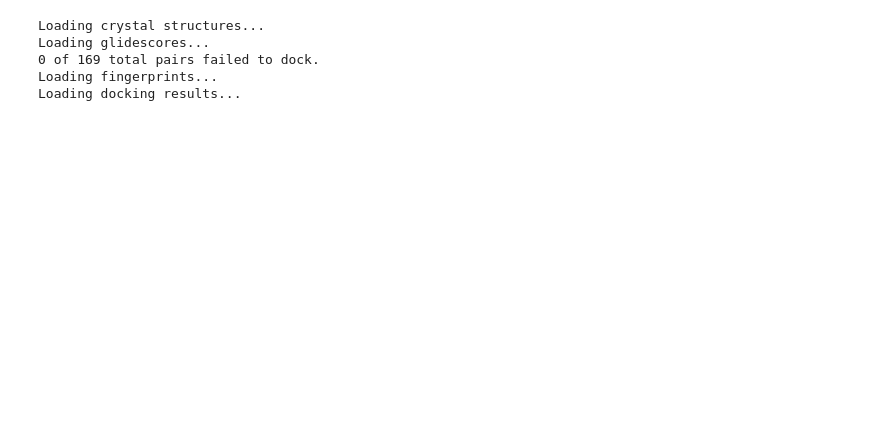
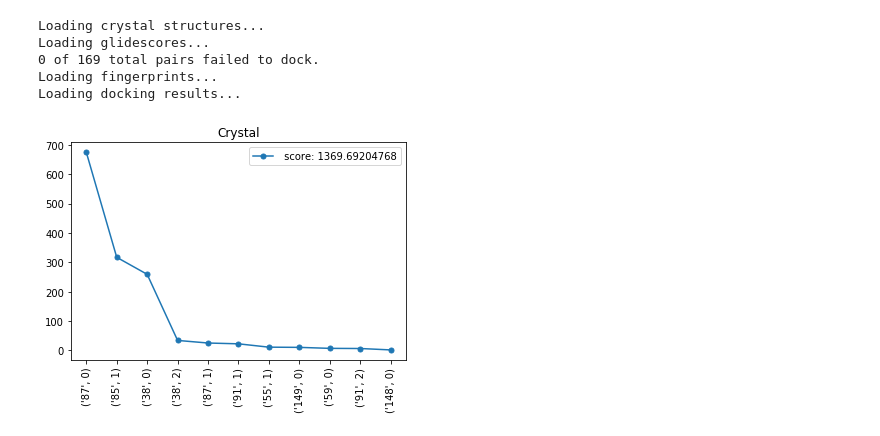
Before and after one commit to orangese/combind_multistruct_benchmarking, a Jupyter notebook: notebooks/analyze_three.ipynb, the cells around one changed output. Drawn from its saved outputs; the diff is of its cells as text; code cells hidden in the pictures; blank space fills up the shorter version.

```diff
--- a/notebooks/analyze_three.ipynb
+++ b/notebooks/analyze_three.ipynb
@@ -19,9 +19,9 @@ def get_data(
         receptor,
         rmsd_file = 'xrmsd.csv',
         glide = 'xglide',
-        crystal_ifp = 'ifp/crystal_ifp_2/ifp.fp',
-        glide_ifp = 'ifp/xglide_ifp_2',
-        w = [10,10,10,1,0]
+        crystal_ifp = 'ifp/crystal_ifp_3/ifp.fp',
+        glide_ifp = 'ifp/xglide_ifp_3',
+        w = [10,10,10,0,0]
     ):
 
     data_set_dir = '/scratch/PI/rondror/docking_data/'+receptor
@@ -143,0 +205,8 @@ struct = '4FT7'
+# %%
+get_ipython().magic(u'matplotlib inline')
+lig_subset = ['4FSM', '4FSN', '4FSQ','4FSR','4FSW','4FSZ','4FT0','4FT5']
+struct = '4FT7'
+crystal_cluster = {(l, -1):xcrystals[l].fp for l in xcrystals}#lig_subset}
+plot_shared_interactions(crystal_cluster, max_r=20,title='Crystal')
+# %% [output]
+[figure, added]
```
Also changed, not shown: parts of 19 cells of this notebook, 10 other files.
